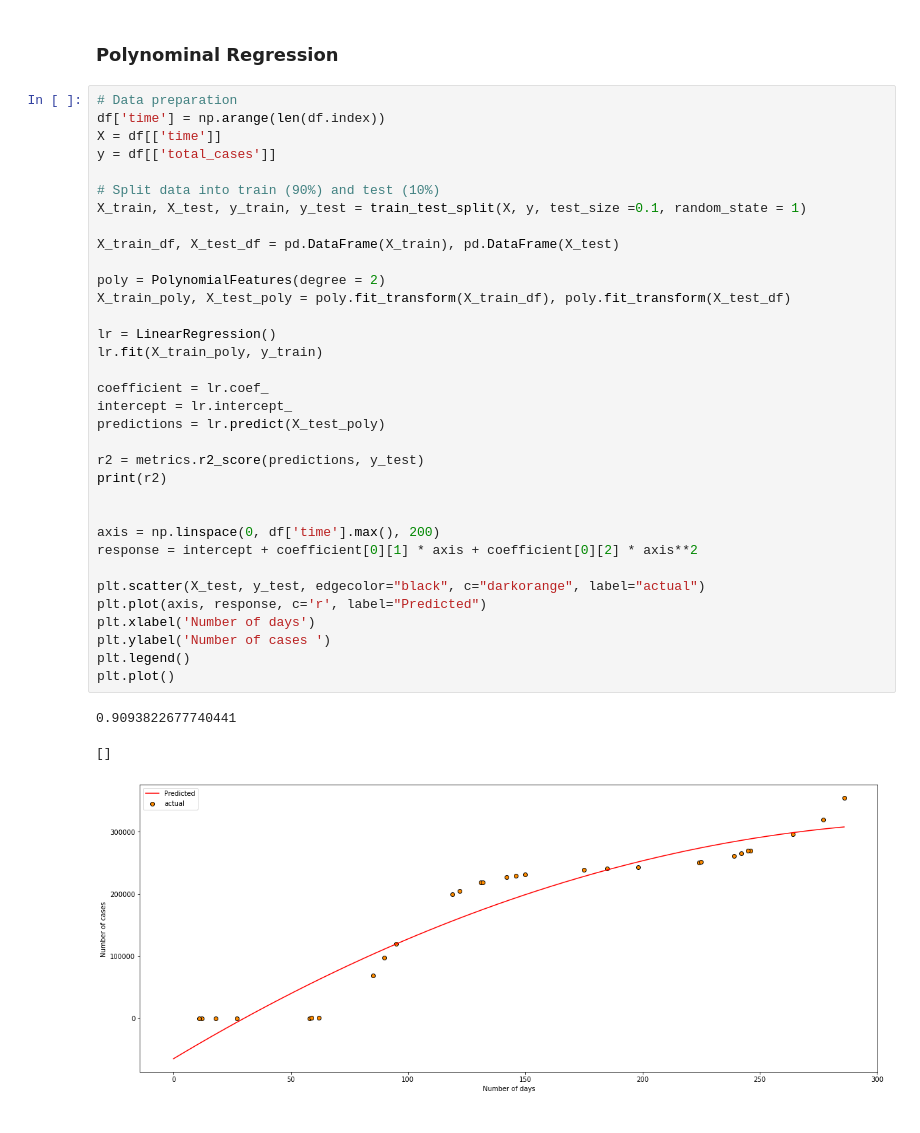
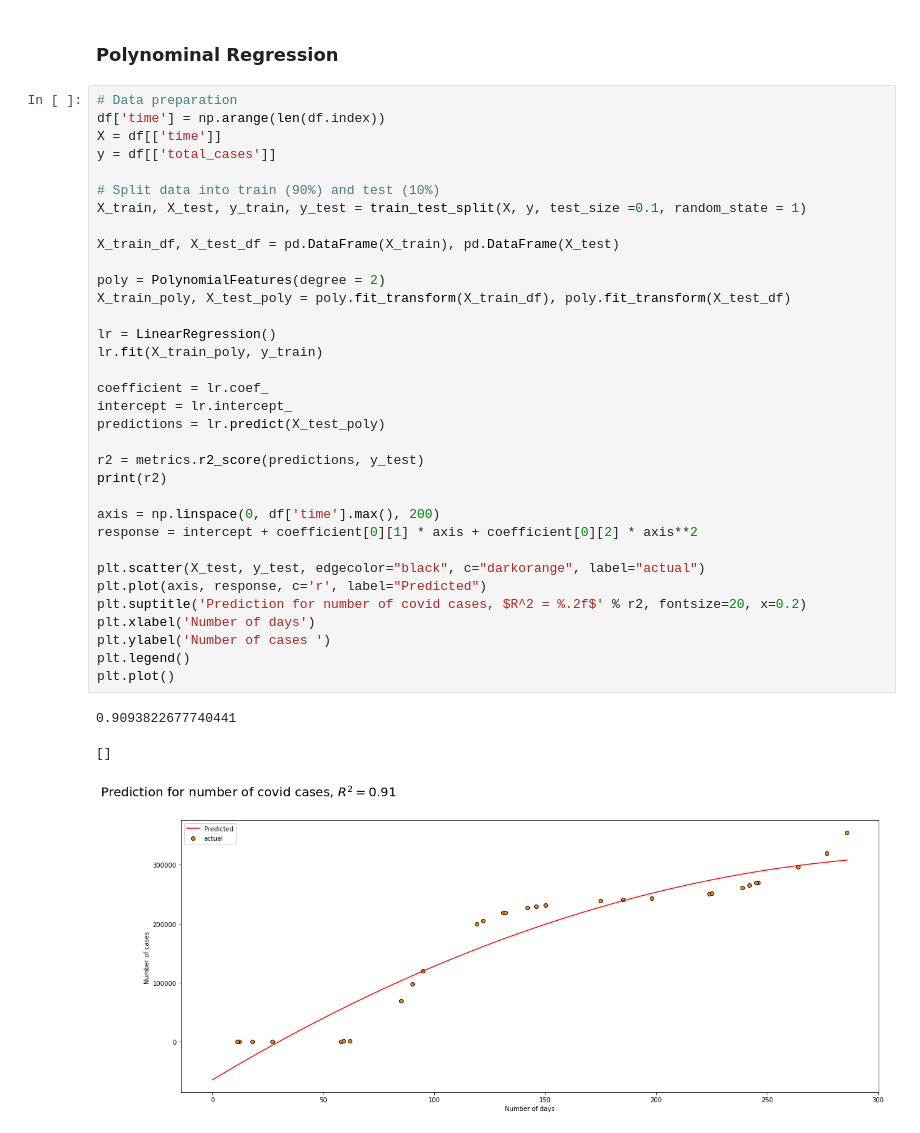
Before and after one commit to Tuaneyo/machine-learning-assignment, a Jupyter notebook: Uitwerking v3.0.ipynb, the cells around one changed output. Cells and saved outputs as stored; diff of their text form.

```diff
--- a/Uitwerking v3.0.ipynb
+++ b/Uitwerking v3.0.ipynb
@@ -282,32 +282,32 @@ y = df[['total_cases']]
 # Split data into train (90%) and test (10%)
 X_train, X_test, y_train, y_test = train_test_split(X, y, test_size =0.1, random_state = 1)
 
 X_train_df, X_test_df = pd.DataFrame(X_train), pd.DataFrame(X_test)
 
 poly = PolynomialFeatures(degree = 2)
 X_train_poly, X_test_poly = poly.fit_transform(X_train_df), poly.fit_transform(X_test_df)
 
 lr = LinearRegression()
 lr.fit(X_train_poly, y_train)
 
 coefficient = lr.coef_
 intercept = lr.intercept_
 predictions = lr.predict(X_test_poly)
 
 r2 = metrics.r2_score(predictions, y_test)
 print(r2)
 
-
 axis = np.linspace(0, df['time'].max(), 200)
 response = intercept + coefficient[0][1] * axis + coefficient[0][2] * axis**2
 
 plt.scatter(X_test, y_test, edgecolor="black", c="darkorange", label="actual")
 plt.plot(axis, response, c='r', label="Predicted")
+plt.suptitle('Prediction for number of covid cases, $R^2 = %.2f$' % r2, fontsize=20, x=0.2)
 plt.xlabel('Number of days')
 plt.ylabel('Number of cases ')
 plt.legend()
 plt.plot()
 # %% [output]
 0.9093822677740441
 []
-[figure, old version]
+[figure, new version]
```
Also changed, not shown: parts of 4 cells of this notebook.
